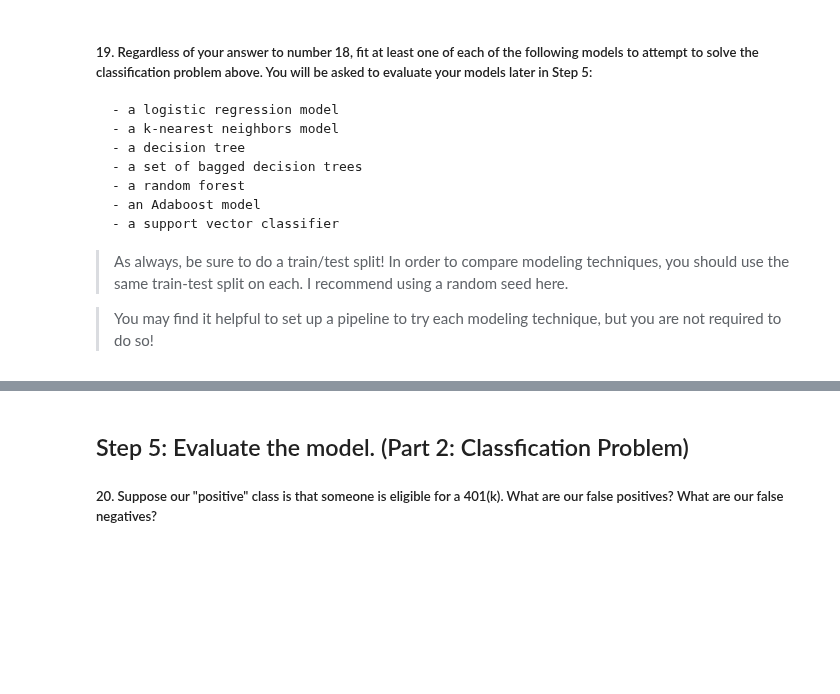
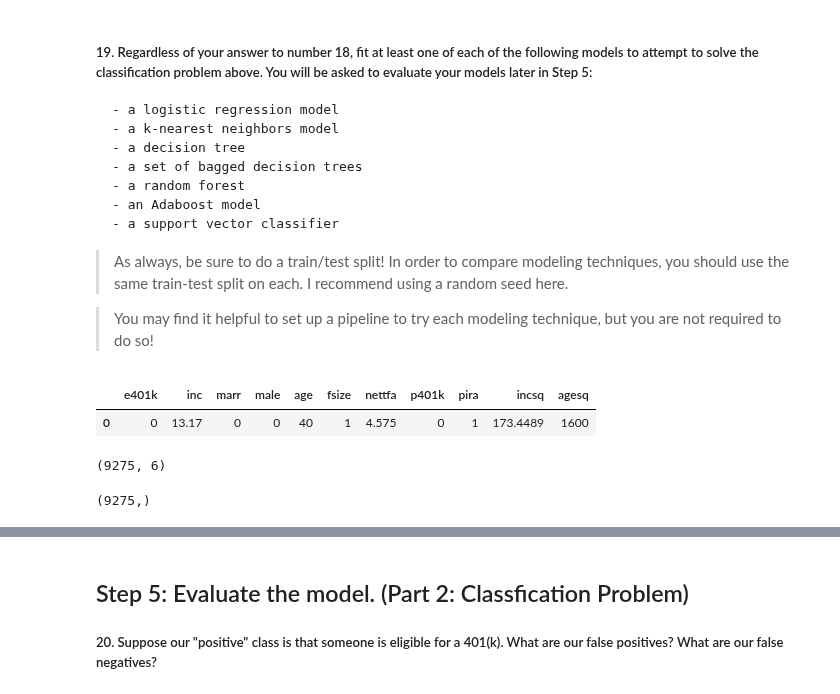
Before and after one commit to amcurley/GA_projects, a Jupyter notebook: Labs/6.01-lab-supervised-learning-models-master/lab-submission601.ipynb, the cells around one changed output, grey strips where cells are left out. Saved outputs shown, nothing was run; the diff lists cells and outputs as text; code cells hidden in the pictures; blank space fills up the shorter version.

```diff
--- a/Labs/6.01-lab-supervised-learning-models-master/lab-submission601.ipynb
+++ b/Labs/6.01-lab-supervised-learning-models-master/lab-submission601.ipynb
@@ -129,3 +417,8 @@ Recall:
 > As always, be sure to do a train/test split! In order to compare modeling techniques, you should use the same train-test split on each. I recommend using a random seed here.
 
 > You may find it helpful to set up a pipeline to try each modeling technique, but you are not required to do so!
+# %%
+data.head(1)
+# %% [output]
+|  | e401k | inc | marr | male | age | fsize | nettfa | p401k | pira | incsq | agesq |
+| 0 | 0 | 13.17 | 0 | 0 | 40 | 1 | 4.575 | 0 | 1 | 173.4489 | 1600 |
@@ -131,0 +428,8 @@ Recall:
+# %%
+X2.shape
+# %% [output]
+(9275, 6)
+# %%
+y2.shape
+# %% [output]
+(9275,)
```
Also changed, not shown: parts of 137 cells of this notebook.
